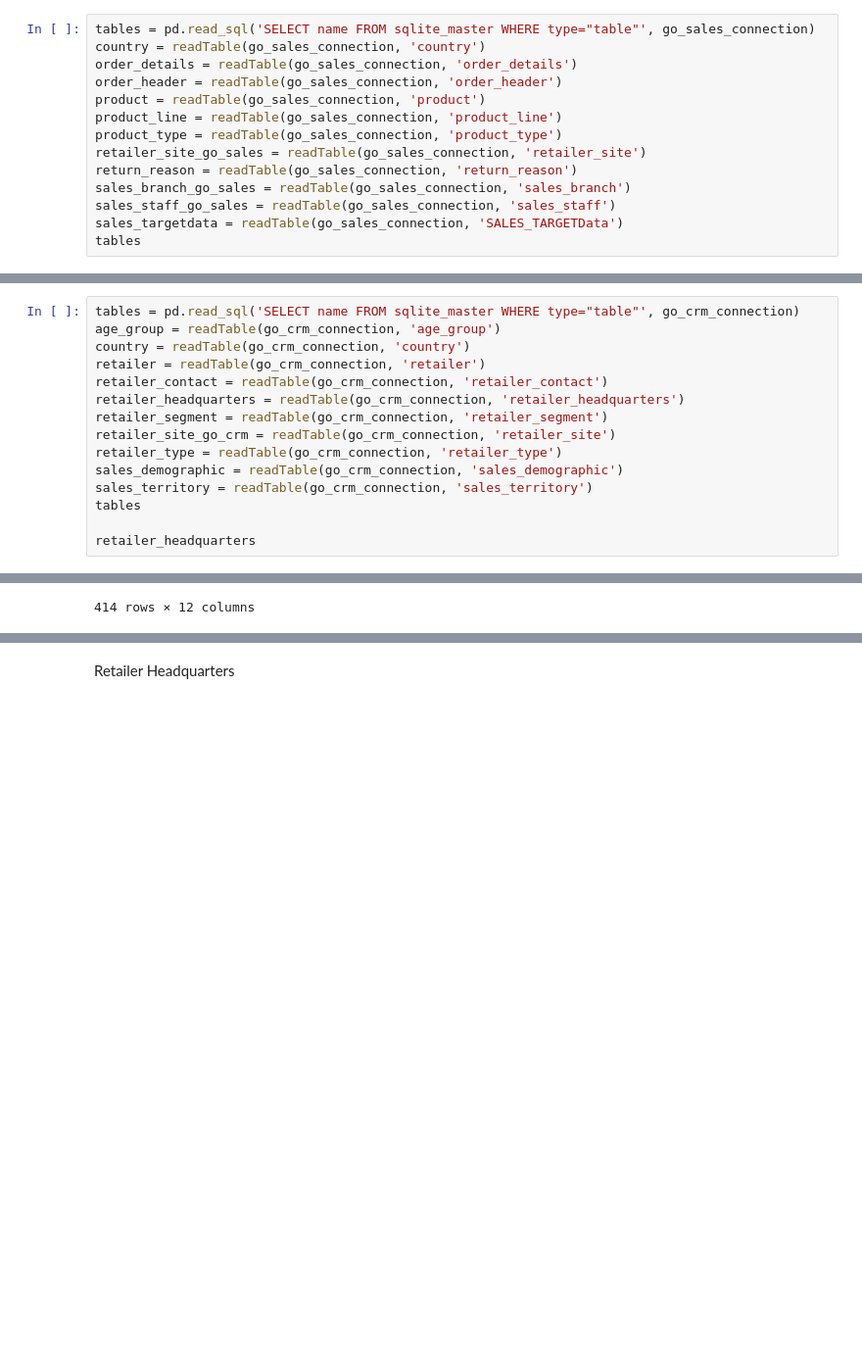
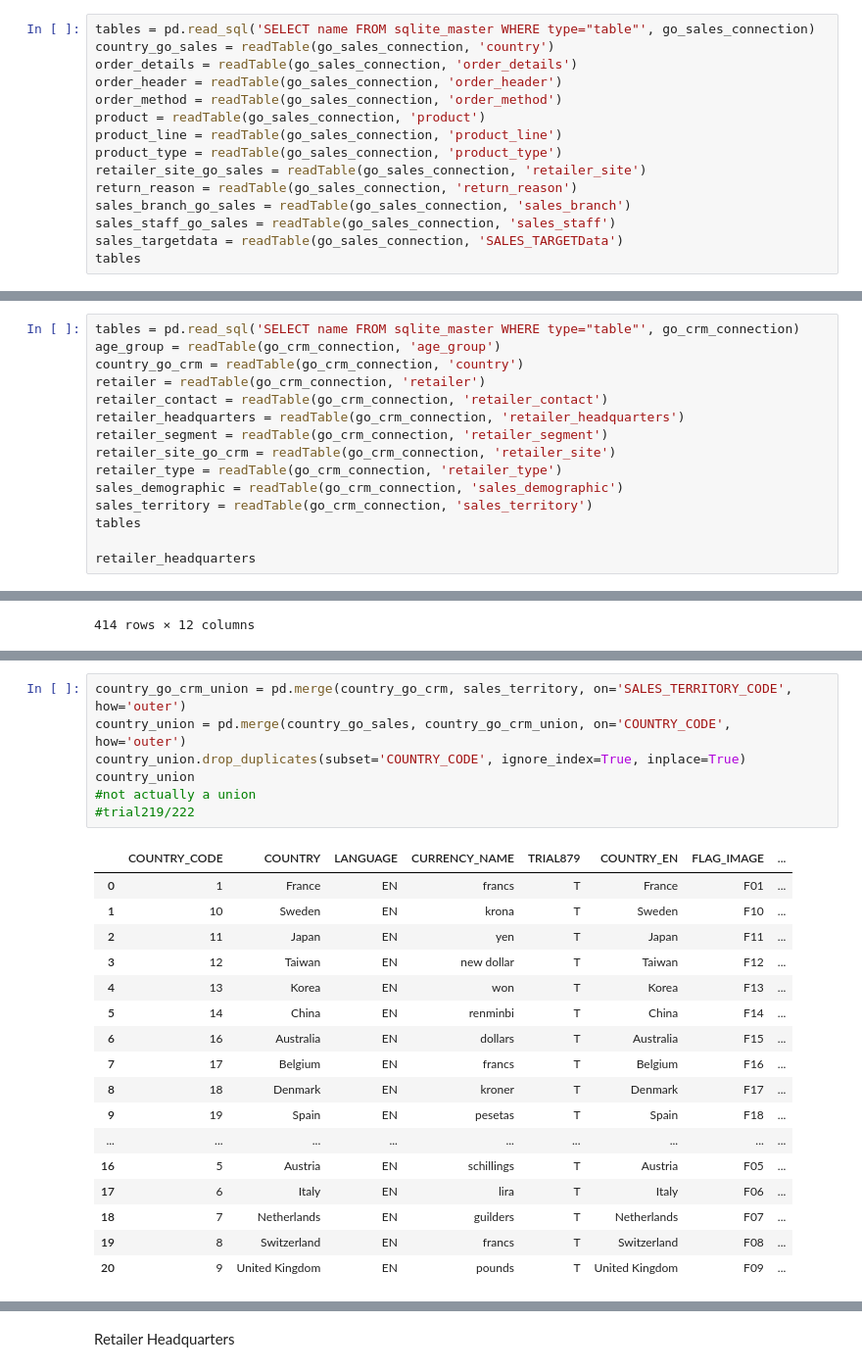
Before and after one commit to OutworldToast/Data-Warehouse, a Jupyter notebook: DataWarehouse.ipynb, the cells around one changed output, grey strips where cells are left out. Shown at 98% size. Saved outputs shown, nothing was run; the diff lists cells and outputs as text; blank space fills up the shorter version.

```diff
--- a/DataWarehouse.ipynb
+++ b/DataWarehouse.ipynb
@@ -59,9 +33,10 @@ def readTable(connection, table):
 Database Go Sales
 # %%
 tables = pd.read_sql('SELECT name FROM sqlite_master WHERE type="table"', go_sales_connection)
-country = readTable(go_sales_connection, 'country')
+country_go_sales = readTable(go_sales_connection, 'country')
 order_details = readTable(go_sales_connection, 'order_details')
 order_header = readTable(go_sales_connection, 'order_header')
+order_method = readTable(go_sales_connection, 'order_method')
 product = readTable(go_sales_connection, 'product')
 product_line = readTable(go_sales_connection, 'product_line')
 product_type = readTable(go_sales_connection, 'product_type')
@@ -111,7 +86,7 @@ Database Go Crm
 # %%
 tables = pd.read_sql('SELECT name FROM sqlite_master WHERE type="table"', go_crm_connection)
 age_group = readTable(go_crm_connection, 'age_group')
-country = readTable(go_crm_connection, 'country')
+country_go_crm = readTable(go_crm_connection, 'country')
 retailer = readTable(go_crm_connection, 'retailer')
 retailer_contact = readTable(go_crm_connection, 'retailer_contact')
 retailer_headquarters = readTable(go_crm_connection, 'retailer_headquarters')
@@ -139,0 +180,25 @@ retailer_headquarters
+# %%
+country_go_crm_union = pd.merge(country_go_crm, sales_territory, on='SALES_TERRITORY_CODE', how='outer')
+country_union = pd.merge(country_go_sales, country_go_crm_union, on='COUNTRY_CODE', how='outer')
+country_union.drop_duplicates(subset='COUNTRY_CODE', ignore_index=True, inplace=True)
+country_union
+#not actually a union
+#trial219/222
+# %% [output]
+|  | COUNTRY_CODE | COUNTRY | LANGUAGE | CURRENCY_NAME | TRIAL879 | COUNTRY_EN | FLAG_IMAGE | ... |
+| 0 | 1 | France | EN | francs | T | France | F01 | ... |
+| 1 | 10 | Sweden | EN | krona | T | Sweden | F10 | ... |
+| 2 | 11 | Japan | EN | yen | T | Japan | F11 | ... |
+| 3 | 12 | Taiwan | EN | new dollar | T | Taiwan | F12 | ... |
+| 4 | 13 | Korea | EN | won | T | Korea | F13 | ... |
+| 5 | 14 | China | EN | renminbi | T | China | F14 | ... |
+| 6 | 16 | Australia | EN | dollars | T | Australia | F15 | ... |
+| 7 | 17 | Belgium | EN | francs | T | Belgium | F16 | ... |
+| 8 | 18 | Denmark | EN | kroner | T | Denmark | F17 | ... |
+| 9 | 19 | Spain | EN | pesetas | T | Spain | F18 | ... |
+| ... | ... | ... | ... | ... | ... | ... | ... | ... |
+| 16 | 5 | Austria | EN | schillings | T | Austria | F05 | ... |
+| 17 | 6 | Italy | EN | lira | T | Italy | F06 | ... |
+| 18 | 7 | Netherlands | EN | guilders | T | Netherlands | F07 | ... |
+| 19 | 8 | Switzerland | EN | francs | T | Switzerland | F08 | ... |
+| 20 | 9 | United Kingdom | EN | pounds | T | United Kingdom | F09 | ... |
```
Also changed, not shown: parts of 49 cells of this notebook.
